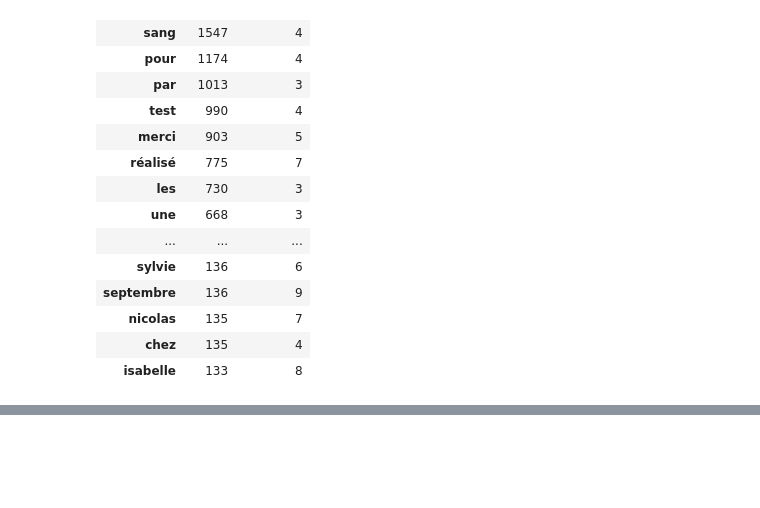
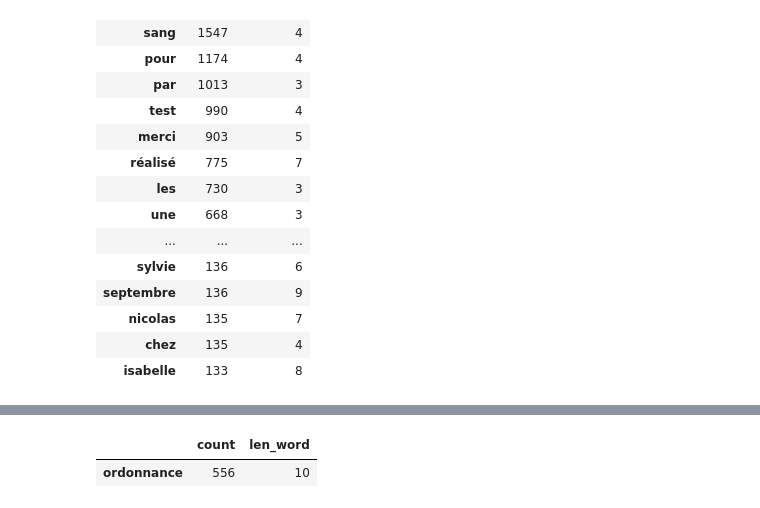
Before and after one commit to GeoffroyGit/ephesus, a Jupyter notebook: ephesus/JB_analyse_jour1.ipynb, the cells around one changed output, grey strips where cells are left out. Cells and saved outputs as stored; diff of their text form; code cells hidden in the pictures; blank space fills up the shorter version.

```diff
--- a/ephesus/JB_analyse_jour1.ipynb
+++ b/ephesus/JB_analyse_jour1.ipynb
@@ -186,0 +167,6 @@ Name: len_word, dtype: bool
+# %%
+df_word_l3=df_word[df_word["len_word"]==10]
+df_word_l3
+# %% [output]
+|  | count | len_word |
+| ordonnance | 556 | 10 |
```
Also changed, not shown: parts of 1 cell of this notebook.
